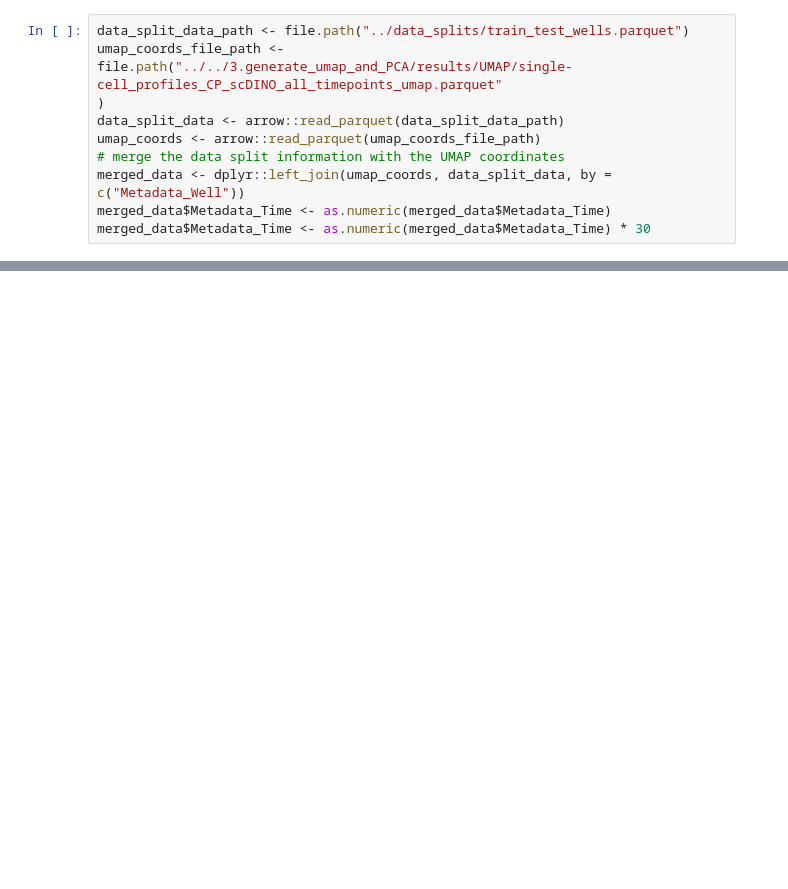
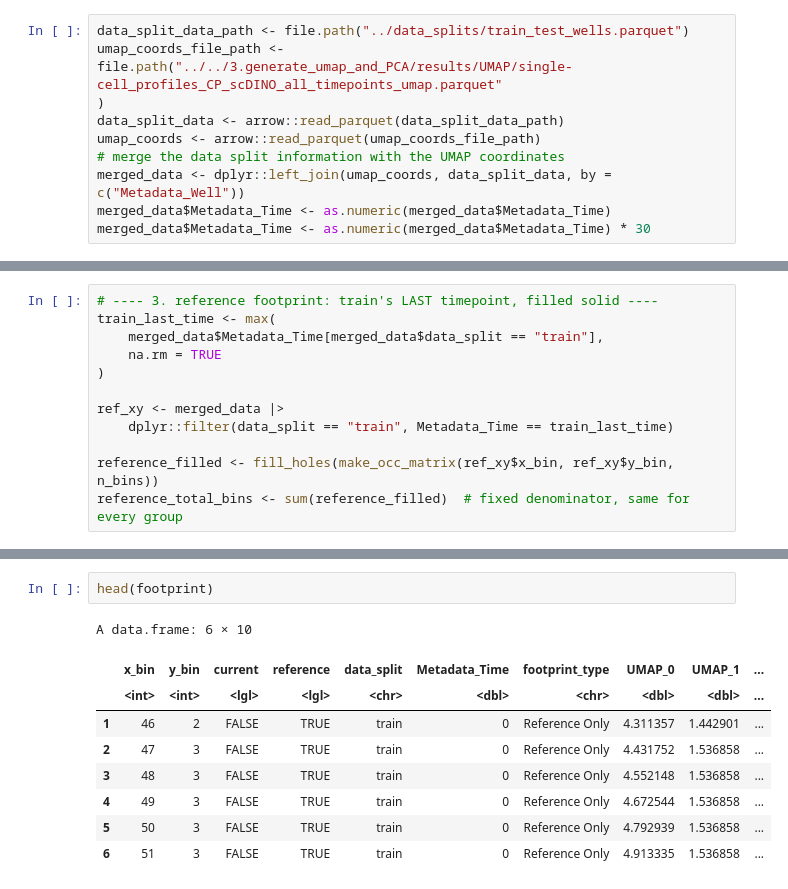
Before and after one commit to WayScience/live_cell_timelapse_apoptosis_analysis, a Jupyter notebook: 5.bulk_timelapse_model/notebooks/7.data_split_distribution_viz.ipynb, the cells around one changed output, grey strips where cells are left out. Drawn from its saved outputs; the diff is of its cells as text; blank space fills up the shorter version.

```diff
--- a/5.bulk_timelapse_model/notebooks/7.data_split_distribution_viz.ipynb
+++ b/5.bulk_timelapse_model/notebooks/7.data_split_distribution_viz.ipynb
@@ -164,0 +87,12 @@ footprint_plot
+# %%
+# ---- 3. reference footprint: train's LAST timepoint, filled solid ----
+train_last_time <- max(
+    merged_data$Metadata_Time[merged_data$data_split == "train"],
+    na.rm = TRUE
+)
+
+ref_xy <- merged_data |>
+    dplyr::filter(data_split == "train", Metadata_Time == train_last_time)
+
+reference_filled <- fill_holes(make_occ_matrix(ref_xy$x_bin, ref_xy$y_bin, n_bins))
+reference_total_bins <- sum(reference_filled)  # fixed denominator, same for every group
@@ -164,0 +166,12 @@ footprint_plot
+# %%
+head(footprint)
+# %% [output]
+A data.frame: 6 × 10
+|  | x_bin | y_bin | current | reference | data_split | Metadata_Time | footprint_type | UMAP_0 | UMAP_1 | ... |
+|  | <int> | <int> | <lgl> | <lgl> | <chr> | <dbl> | <chr> | <dbl> | <dbl> | ... |
+| 1 | 46 | 2 | FALSE | TRUE | train | 0 | Reference Only | 4.311357 | 1.442901 | ... |
+| 2 | 47 | 3 | FALSE | TRUE | train | 0 | Reference Only | 4.431752 | 1.536858 | ... |
+| 3 | 48 | 3 | FALSE | TRUE | train | 0 | Reference Only | 4.552148 | 1.536858 | ... |
+| 4 | 49 | 3 | FALSE | TRUE | train | 0 | Reference Only | 4.672544 | 1.536858 | ... |
+| 5 | 50 | 3 | FALSE | TRUE | train | 0 | Reference Only | 4.792939 | 1.536858 | ... |
+| 6 | 51 | 3 | FALSE | TRUE | train | 0 | Reference Only | 4.913335 | 1.536858 | ... |
```
Also changed, not shown: parts of 8 cells of this notebook, 5 other files.
